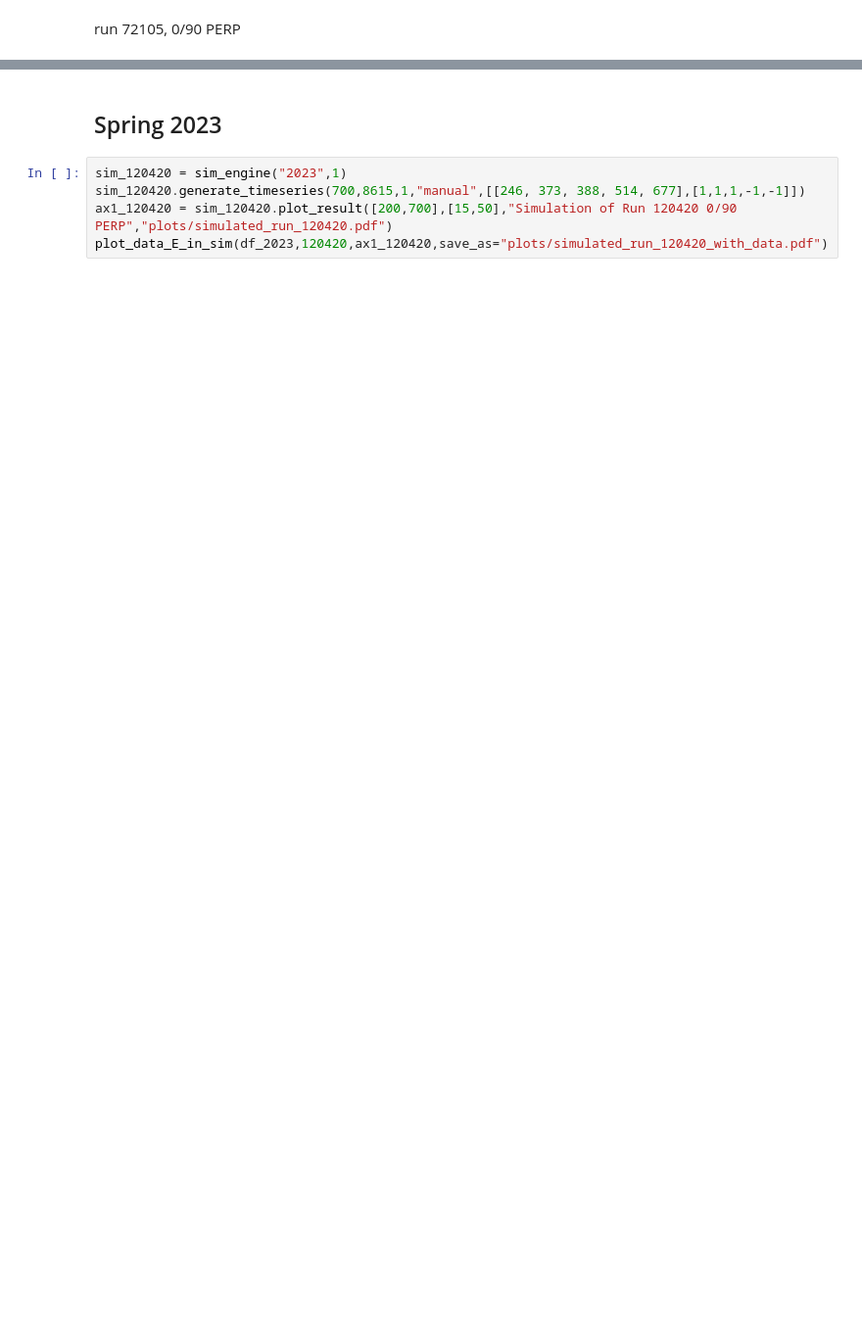
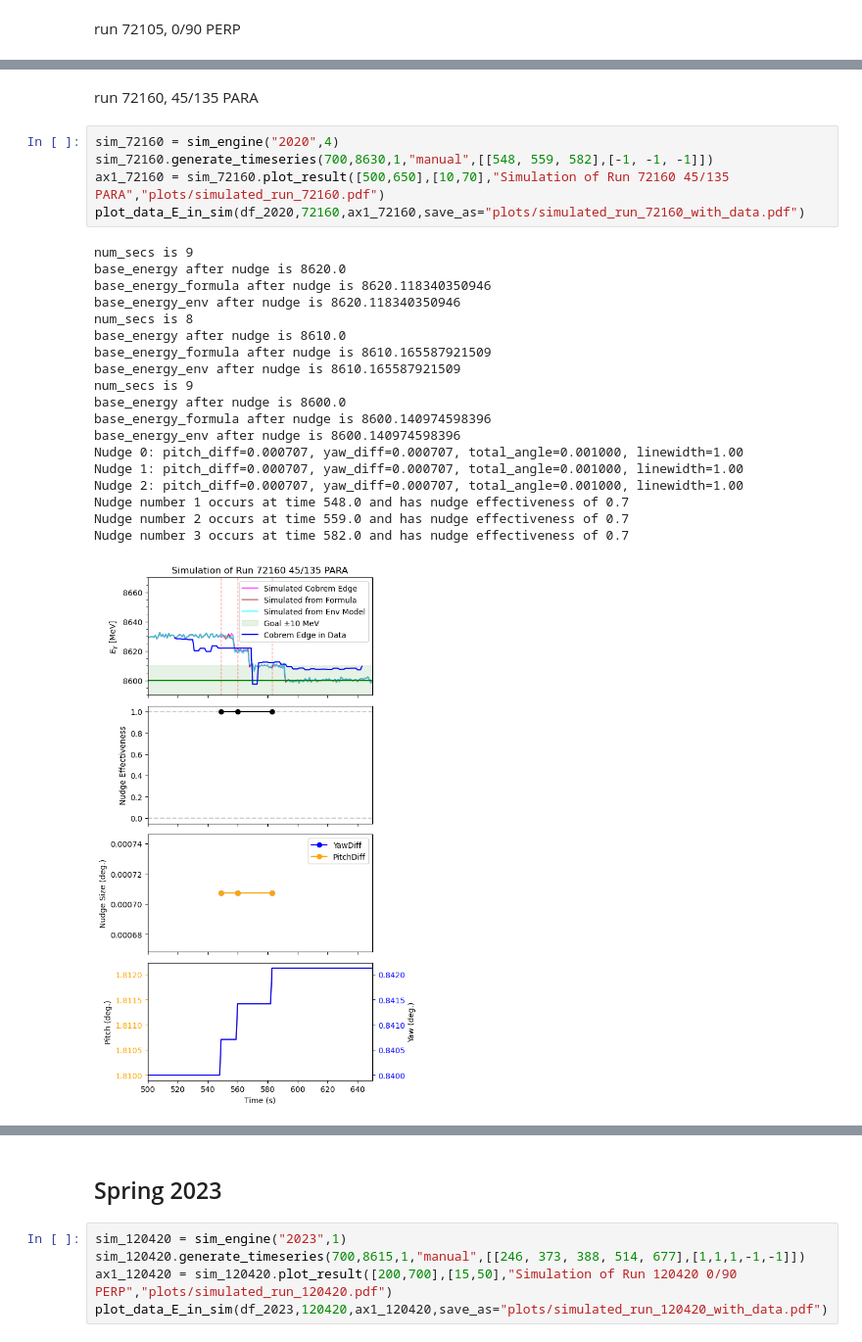
Before and after one commit to JeffersonLab/AIOP-Photon, a Jupyter notebook: jupyter_notebooks/simple_sim.ipynb, the cells around one changed output, grey strips where cells are left out. Shown at 98% size. Cells and saved outputs as stored; diff of their text form; blank space fills up the shorter version.

```diff
--- a/jupyter_notebooks/simple_sim.ipynb
+++ b/jupyter_notebooks/simple_sim.ipynb
@@ -1142,0 +1142,27 @@ Nudge number 2 occurs at time 192.0 and has nudge effectiveness of 1.0
+# %% [markdown]
+run 72160, 45/135 PARA
+# %%
+sim_72160 = sim_engine("2020",4)
+sim_72160.generate_timeseries(700,8630,1,"manual",[[548, 559, 582],[-1, -1, -1]])
+ax1_72160 = sim_72160.plot_result([500,650],[10,70],"Simulation of Run 72160 45/135 PARA","plots/simulated_run_72160.pdf")
+plot_data_E_in_sim(df_2020,72160,ax1_72160,save_as="plots/simulated_run_72160_with_data.pdf")
+# %% [output]
+num_secs is 9
+base_energy after nudge is 8620.0
+base_energy_formula after nudge is 8620.118340350946
+base_energy_env after nudge is 8620.118340350946
+num_secs is 8
+base_energy after nudge is 8610.0
+base_energy_formula after nudge is 8610.165587921509
+base_energy_env after nudge is 8610.165587921509
+num_secs is 9
+base_energy after nudge is 8600.0
+base_energy_formula after nudge is 8600.140974598396
+base_energy_env after nudge is 8600.140974598396
+Nudge 0: pitch_diff=0.000707, yaw_diff=0.000707, total_angle=0.001000, linewidth=1.00
+Nudge 1: pitch_diff=0.000707, yaw_diff=0.000707, total_angle=0.001000, linewidth=1.00
+Nudge 2: pitch_diff=0.000707, yaw_diff=0.000707, total_angle=0.001000, linewidth=1.00
+Nudge number 1 occurs at time 548.0 and has nudge effectiveness of 0.7
+Nudge number 2 occurs at time 559.0 and has nudge effectiveness of 0.7
+Nudge number 3 occurs at time 582.0 and has nudge effectiveness of 0.7
+[figure, added]
```
Also changed, not shown: parts of 11 cells of this notebook, 3 other files.
